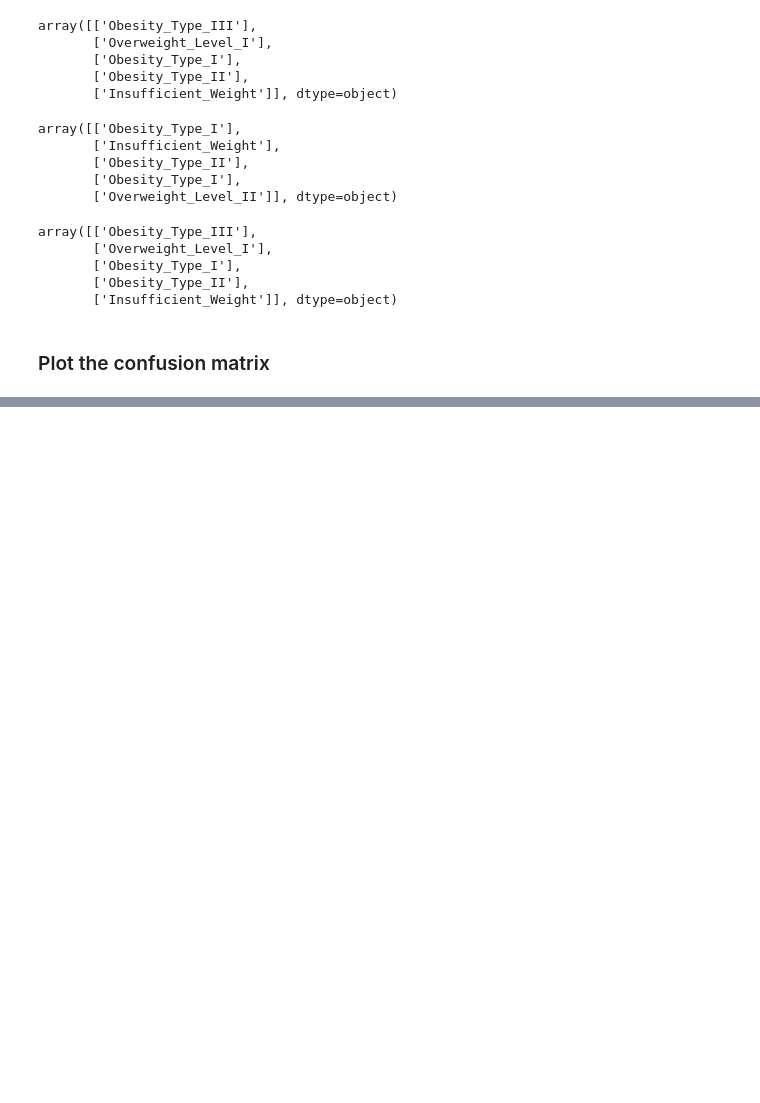
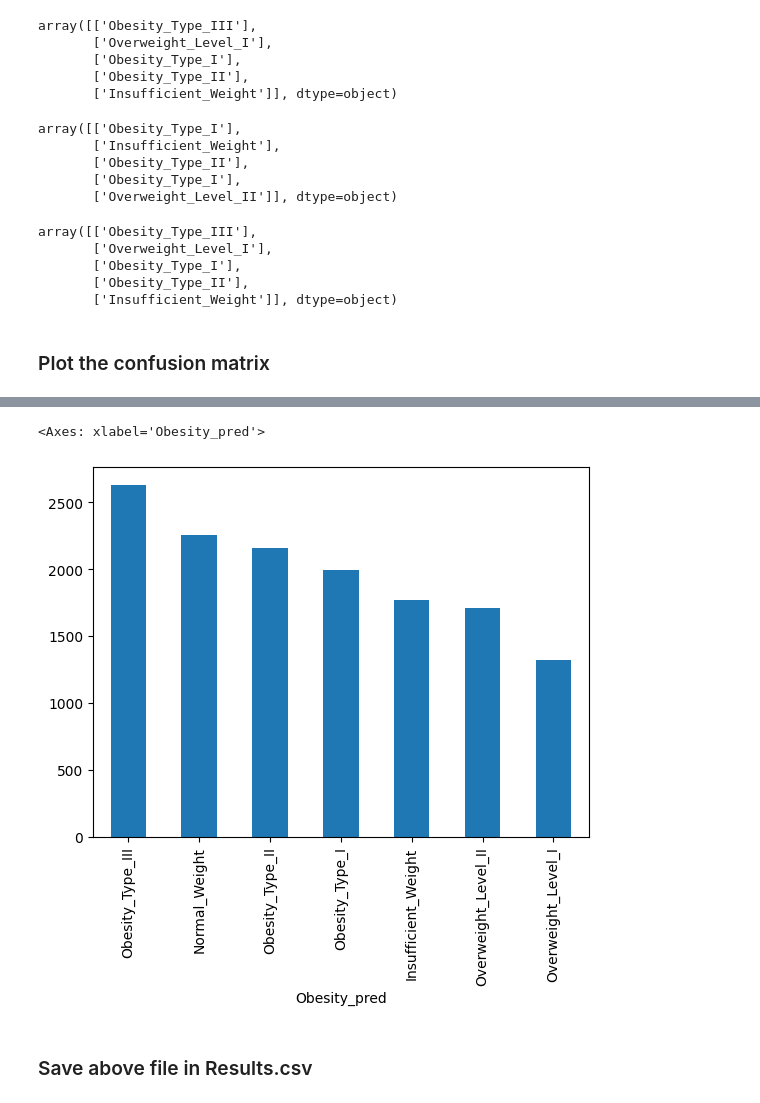
Before and after one commit to RudraBallal/Deep-Learning, a Jupyter notebook: Multiclass Classification/Multiclass.ipynb, the cells around one changed output, grey strips where cells are left out. Saved outputs shown, nothing was run; the diff lists cells and outputs as text; code cells hidden in the pictures; blank space fills up the shorter version.

```diff
--- a/Multiclass Classification/Multiclass.ipynb
+++ b/Multiclass Classification/Multiclass.ipynb
@@ -493,0 +546,3 @@ Overweight_Level_II       0.76      0.69      0.72       514
+# %%
+preds_lb = ord.inverse_transform(pd.DataFrame([preds]).T)
+preds_lb
@@ -493,0 +557,3 @@ Overweight_Level_II       0.76      0.69      0.72       514
+# %%
+max_prob = np.max(probs, axis=1)
+max_prob
@@ -493,0 +565,3 @@ Overweight_Level_II       0.76      0.69      0.72       514
+# %%
+df_final = xnew[['id']]
+df_final.head()
@@ -493,0 +575,3 @@ Overweight_Level_II       0.76      0.69      0.72       514
+# %%
+df_final['Obesity_pred'] = preds_lb.flatten()
+df_final['Prob'] = max_prob
@@ -493,0 +606,7 @@ Overweight_Level_II       0.76      0.69      0.72       514
+# %%
+df_final['Obesity_pred'].value_counts().plot(kind='bar')
+# %% [output]
+<Axes: xlabel='Obesity_pred'>
+[figure, added]
+# %% [markdown]
+### Save above file in Results.csv
```
Also changed, not shown: parts of 24 cells of this notebook.
